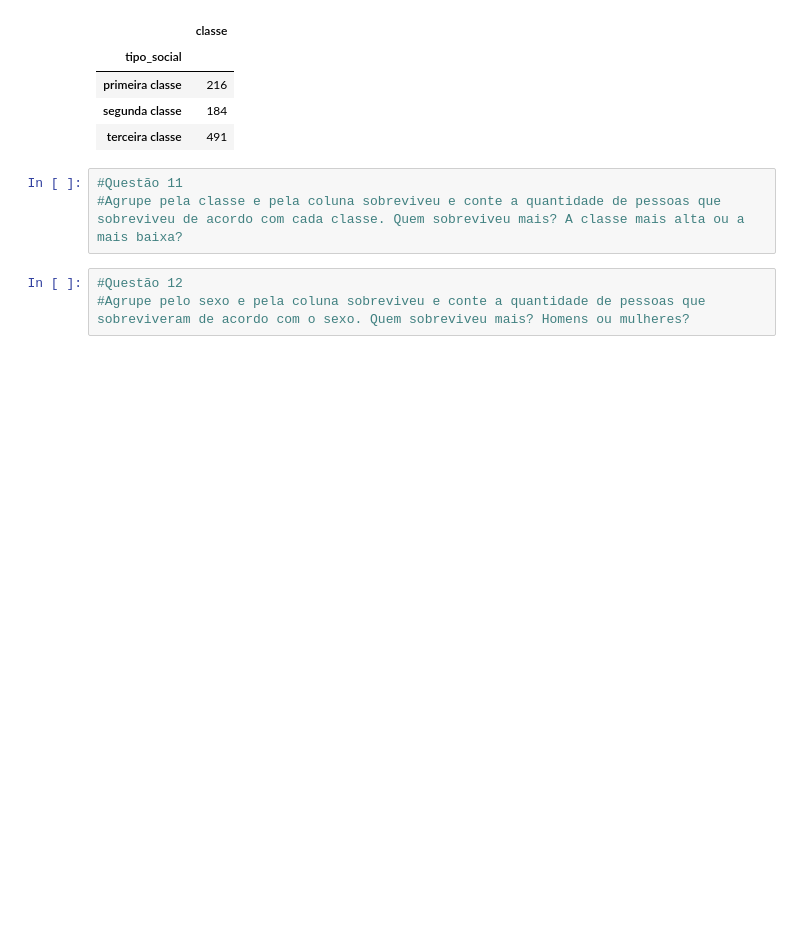
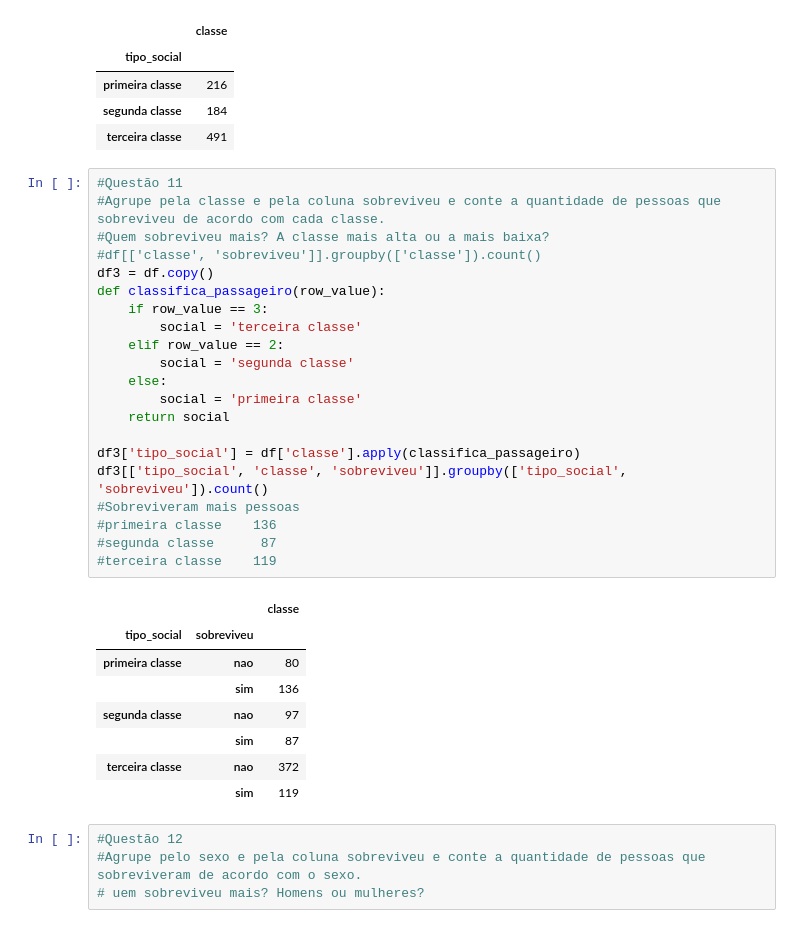
Before and after one commit to deniscruzrodrigues/intro_python_verao_ime_2023, a Jupyter notebook: exercicios/exercicio02.ipynb, the cells around one changed output. Cells and saved outputs as stored; diff of their text form; blank space fills up the shorter version.

```diff
--- a/exercicios/exercicio02.ipynb
+++ b/exercicios/exercicio02.ipynb
@@ -234,9 +234,37 @@ df3[['tipo_social', 'classe']].groupby(['tipo_social']).count()
 | primeira classe | 216 |
 | segunda classe | 184 |
 | terceira classe | 491 |
+# %%
+#Questão 11
+#Agrupe pela classe e pela coluna sobreviveu e conte a quantidade de pessoas que sobreviveu de acordo com cada classe.
+#Quem sobreviveu mais? A classe mais alta ou a mais baixa?
+#df[['classe', 'sobreviveu']].groupby(['classe']).count()
+df3 = df.copy()
+def classifica_passageiro(row_value):
+    if row_value == 3:
+        social = 'terceira classe'
+    elif row_value == 2:
+        social = 'segunda classe'
+    else:
+        social = 'primeira classe'
+    return social
+
+df3['tipo_social'] = df['classe'].apply(classifica_passageiro)
+df3[['tipo_social', 'classe', 'sobreviveu']].groupby(['tipo_social', 'sobreviveu']).count()
+#Sobreviveram mais pessoas
+#primeira classe	136
+#segunda classe	     87
+#terceira classe	119
+# %% [output]
+|  |  | classe |
+| tipo_social | sobreviveu |  |
+| primeira classe | nao | 80 |
+|  | sim | 136 |
+| segunda classe | nao | 97 |
+|  | sim | 87 |
+| terceira classe | nao | 372 |
+|  | sim | 119 |
 # %%
-#Questão 11
-#Agrupe pela classe e pela coluna sobreviveu e conte a quantidade de pessoas que sobreviveu de acordo com cada classe. Quem sobreviveu mais? A classe mais alta ou a mais baixa?
+#Questão 12
+#Agrupe pelo sexo e pela coluna sobreviveu e conte a quantidade de pessoas que sobreviveram de acordo com o sexo.
+# uem sobreviveu mais? Homens ou mulheres?
-# %%
-#Questão 12
-#Agrupe pelo sexo e pela coluna sobreviveu e conte a quantidade de pessoas que sobreviveram de acordo com o sexo. Quem sobreviveu mais? Homens ou mulheres?
```
